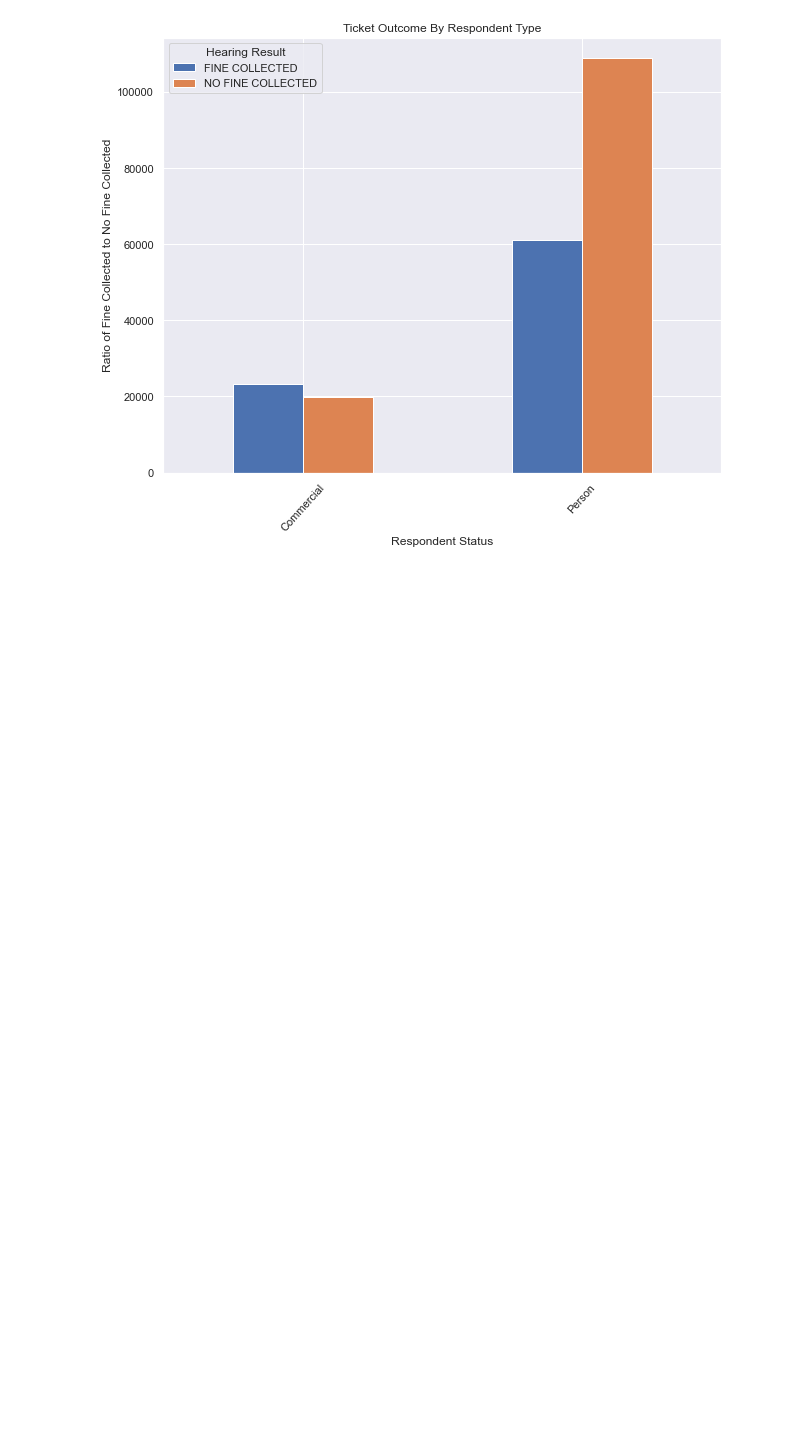
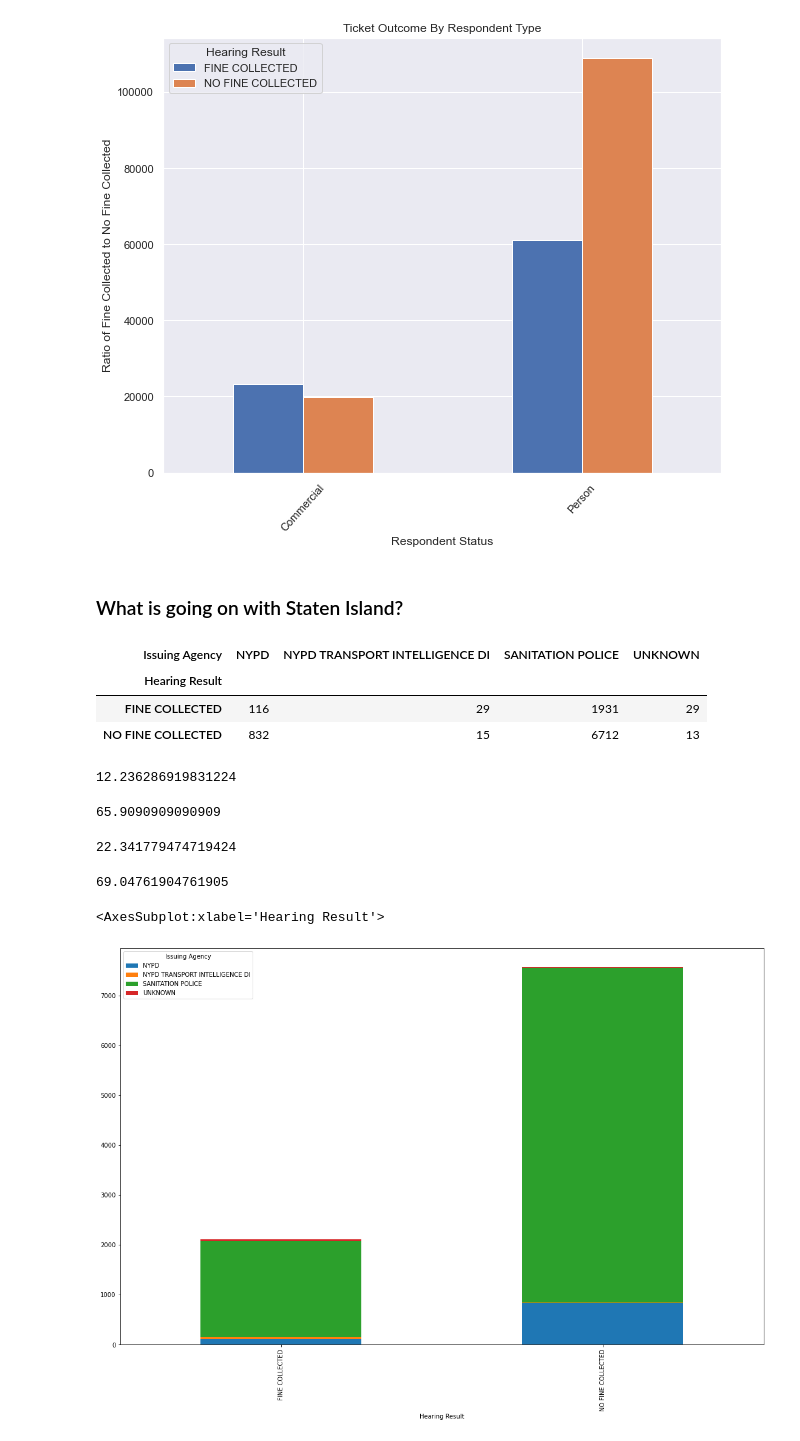
Before and after one commit to allisongao4015/oath_cases, a Jupyter notebook: Final_Notebook.ipynb, the cells around one changed output. Cells and saved outputs as stored; diff of their text form; code cells hidden in the pictures; blank space fills up the shorter version.

```diff
--- a/Final_Notebook.ipynb
+++ b/Final_Notebook.ipynb
@@ -2678,3 +2678,48 @@ plt.xticks(rotation = 48)
 plt.savefig("6ticketoutbyrespondentype");
 # %% [output]
 [figure]
+# %% [markdown]
+### What is going on with Staten Island?
+# %%
+df = pd.read_csv("merged_train_df.csv", low_memory = False)
+df = df.drop("Unnamed: 0", axis = 1)
+
+df['Hearing Result'] = df['Hearing Result'].map({0: "NO FINE COLLECTED",
+                                     1: "FINE COLLECTED"})
+# %%
+SI_df = df[df["Violation Location (Borough)"] == "STATEN IS"]
+# %%
+counts_df = SI_df.groupby(["Hearing Result","Issuing Agency"])["Issuing Agency"].count().unstack()
+counts_df
+# %% [output]
+| Issuing Agency | NYPD | NYPD TRANSPORT INTELLIGENCE DI | SANITATION POLICE | UNKNOWN |
+| Hearing Result |  |  |  |  |
+| FINE COLLECTED | 116 | 29 | 1931 | 29 |
+| NO FINE COLLECTED | 832 | 15 | 6712 | 13 |
+# %%
+NYPD = (116/(832+116))*100
+NYPD
+# %% [output]
+12.236286919831224
+# %%
+NYPDT = (29/(29+15))*100
+NYPDT
+# %% [output]
+65.9090909090909
+# %%
+Sanitation = (1931/(1931+6712))*100
+Sanitation
+# %% [output]
+22.341779474719424
+# %%
+UNKNOWN = (29/(29+13))*100
+UNKNOWN
+# %% [output]
+69.04761904761905
+# %%
+fig, ax = plt.subplots(figsize=(19, 12))
+
+counts_df.plot(kind="bar", stacked=True, ax=ax)
+# %% [output]
+<AxesSubplot:xlabel='Hearing Result'>
+[figure, added]
```
Also changed, not shown: parts of 3 cells of this notebook.
